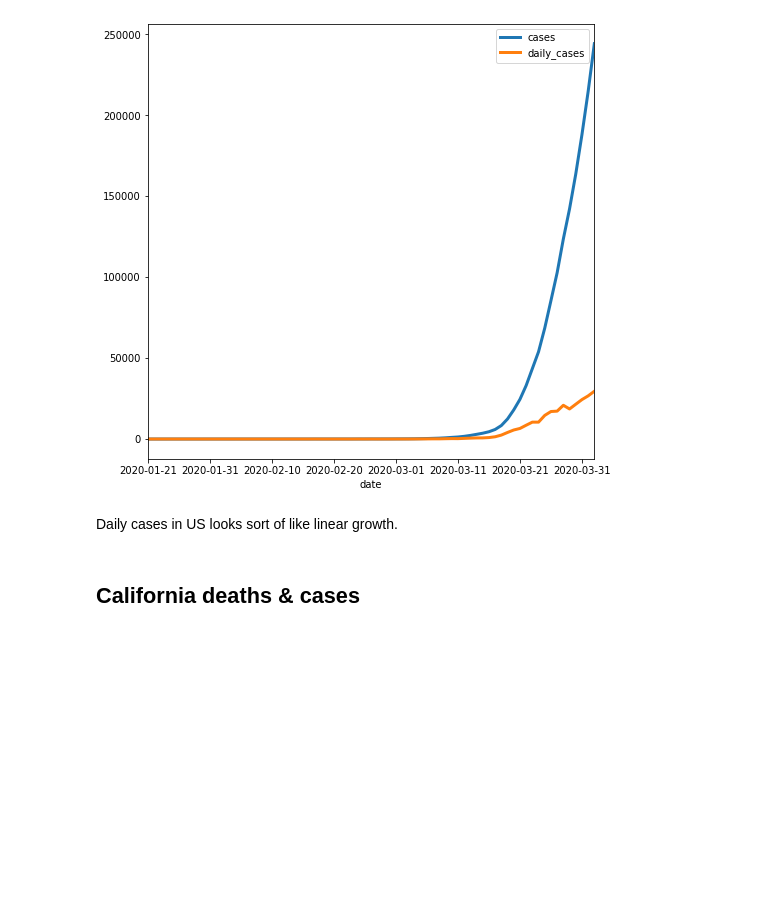
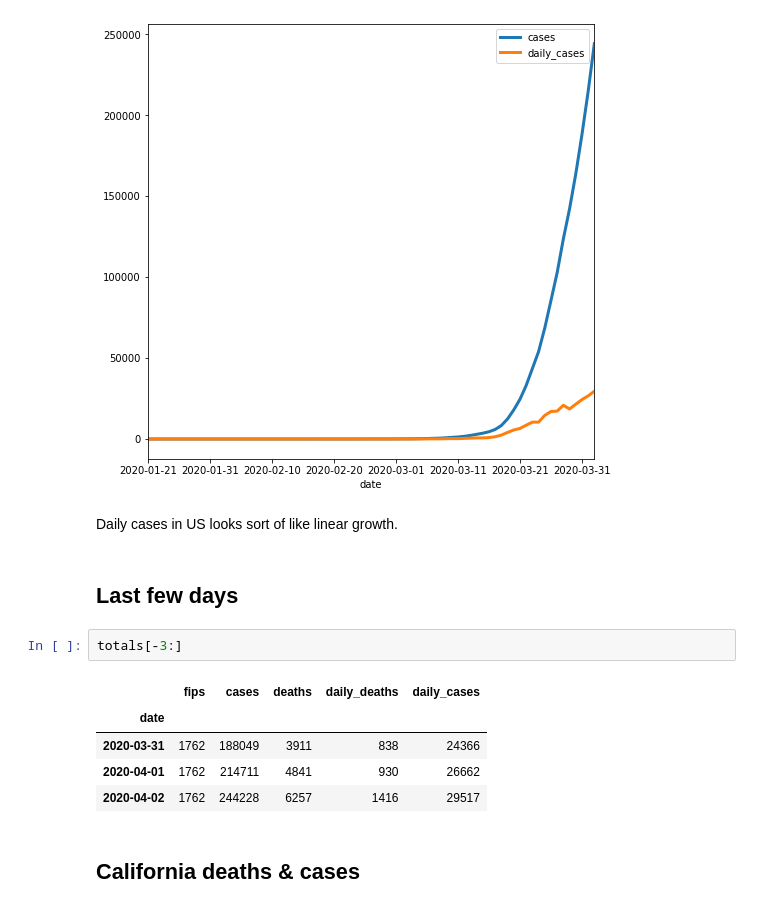
Before and after one commit to jonathan-taylor/covid-19-data, a Jupyter notebook: Plots.ipynb, the cells around one changed output. Saved outputs shown, nothing was run; the diff lists cells and outputs as text; blank space fills up the shorter version.

Commit message:
print out last few days

```diff
--- a/Plots.ipynb
+++ b/Plots.ipynb
@@ -31,6 +31,16 @@ totals.plot(y=['cases', 'daily_cases'], linewidth=3)
 [figure]
 # %% [markdown]
 Daily cases in US looks sort of like linear growth.
+# %% [markdown]
+## Last few days
+# %%
+totals[-3:]
+# %% [output]
+|  | fips | cases | deaths | daily_deaths | daily_cases |
+| date |  |  |  |  |  |
+| 2020-03-31 | 1762 | 188049 | 3911 | 838 | 24366 |
+| 2020-04-01 | 1762 | 214711 | 4841 | 930 | 26662 |
+| 2020-04-02 | 1762 | 244228 | 6257 | 1416 | 29517 |
 # %% [markdown]
 ## California deaths & cases
 # %%
```
Also changed, not shown: parts of 4 cells of this notebook, 2 other files.
